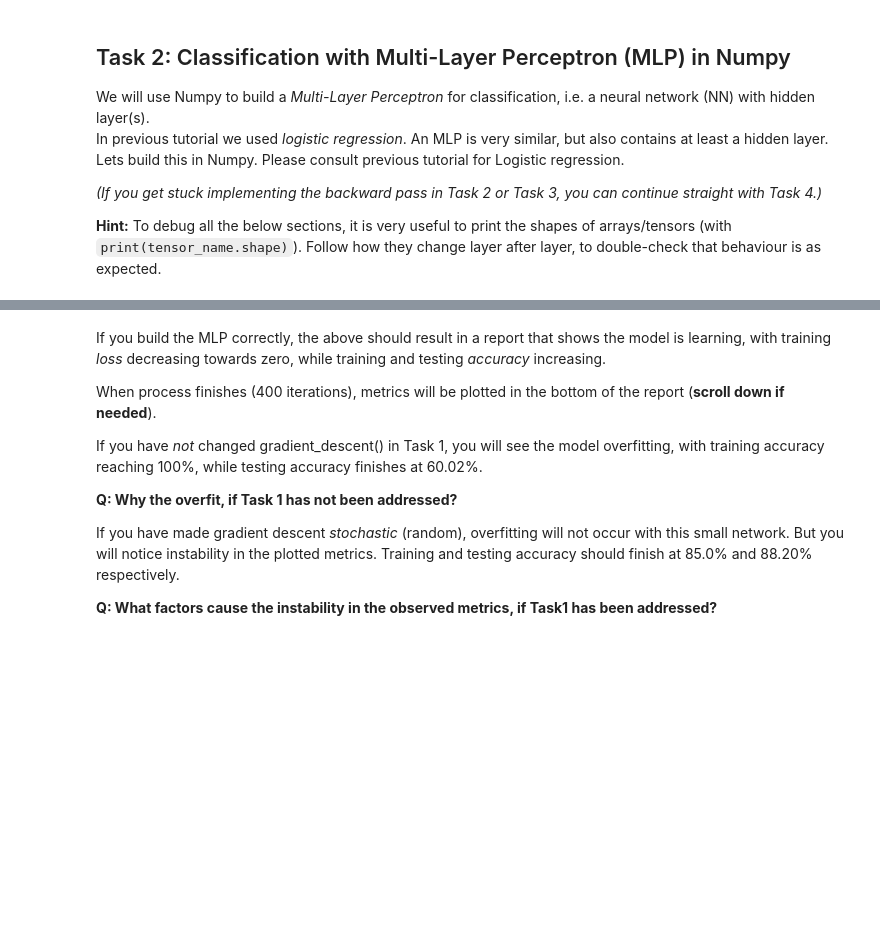
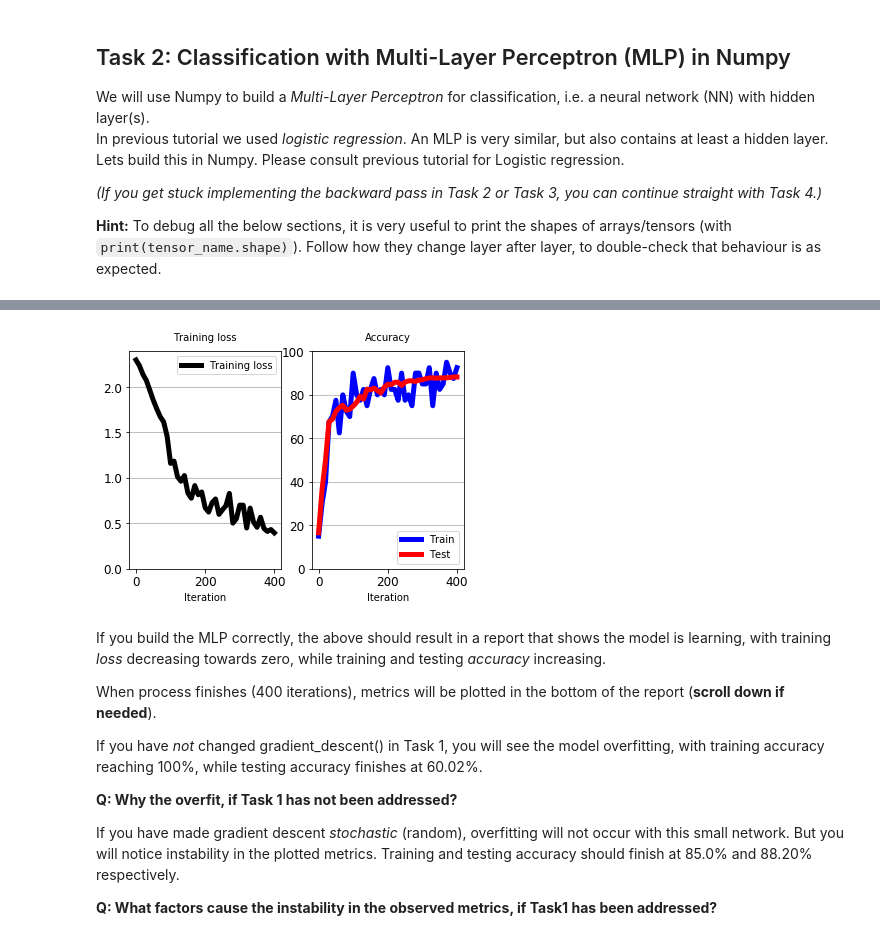
Before and after one commit to kentheo/mli-tutorials, a Jupyter notebook: MLI-Tutorial-3.ipynb, the cells around one changed output, grey strips where cells are left out. Drawn from its saved outputs; the diff is of its cells as text; code cells hidden in the pictures; blank space fills up the shorter version.

```diff
--- a/MLI-Tutorial-3.ipynb
+++ b/MLI-Tutorial-3.ipynb
@@ -253,8 +253,8 @@ class MLP_Numpy():
 
         ###### TODO: Initialize parameters of MLP by sampling from N(0,0.01). Fill the blanks #####
         # Also see forward_pass(), to see how they are used. It will help you infer correct shapes.
-        w1 = rng.normal(loc=0.0, scale=0.01, size=(D_in+1, ?????)) # D_in+1 because we add bias in forward pass
-        w2 = rng.normal(loc=0.0, scale=0.01, size=(??????, D_out)) # Params of 2nd layer
+        w1 = rng.normal(loc=0.0, scale=0.01, size=(D_in+1, D_hid)) # D_in+1 because we add bias in forward pass
+        w2 = rng.normal(loc=0.0, scale=0.01, size=(D_hid+1, D_out)) # Params of 2nd layer
         self.params = [w1, w2]
         ################################################################################################
 
@@ -270,12 +270,12 @@ class MLP_Numpy():
         ################ TODO: Fill the blanks (???) ##############################################
         # Build network of form: x -> fully connected -> relu -> fully connected -> softmax
         # Hidden layer
-        h1 = x.dot(?????)
-        h1_relu = np.maximum(????, ????) # (Lec.5, slides 44)
+        h1 = x.dot(w1)
+        h1_relu = np.maximum(0, h1) # (Lec.5, slides 44)
         # Fully-connected classifier.
-        h1_ext = np.concatenate((?????, unary_feature_for_bias), axis=1) # Extend for bias. Output shape: [N, D_hid+1]
-        h2 = ????.????(w2)
-        ????? = h2
+        h1_ext = np.concatenate((h1_relu, unary_feature_for_bias), axis=1) # Extend for bias. Output shape: [N, D_hid+1]
+        h2 = h1_ext.dot(w2)
+        logits = h2
         ############################################################################################
 
         # Softmax activation function. See Lecture 5, slide 18.
@@ -309,12 +309,12 @@ class MLP_Numpy():
 
         ##### TODO: Fill in the blanks (???) to complete the back-prop for the 2-layers MLP ###########
         # Consult Tutorial 1 to compare with Logistic Regression.
-        grad_w2 = h1_ext.transpose().dot(?????) # shape: [D_hid+1, D_out]
+        grad_w2 = h1_ext.transpose().dot(grad_logits) # shape: [D_hid+1, D_out]
         grad_h1_ext = grad_logits.dot(w2.transpose()) # shape: [N, D_hid+1]
         grad_h1_relu = grad_h1_ext[:, :-1] # Drop the extra feature dimension for the bias [N, D_hid]
         grad_h1 = grad_h1_relu.copy() # Derivatives of activation functions: Lec 5, slides 40+
-        grad_h1[ ????? < 0] = 0 # Derivatives of activation functions: Lec 5, slides 40+
-        grad_w1 = ?????.transpose().dot(grad_h1) # Shape [D_in+1, D_hid]
+        grad_h1[ h1 < 0] = 0 # Derivatives of activation functions: Lec 5, slides 40+
+        grad_w1 = x.transpose().dot(grad_h1) # Shape [D_in+1, D_hid]
         ###############################################################################################
 
         # Elements of below list must be in same order as in self.params.
@@ -329,7 +329,7 @@ def cross_entropy_numpy(y_pred, y_real, eps=1e-7):
     # y_real: One-hot representation of real training labels. Same shape as y_pred.
 
     ################# TODO: Complete the calculation of cross-entropy for each sample ################
-    x_entr_per_sample = - np.????( ???? * np.????( ????? + eps), axis=1) # Lec.5, sl.19. Sum over classes, axis=1
+    x_entr_per_sample = - np.sum(y_real * np.log(y_pred + eps), axis=1) # Lec.5, sl.19. Sum over classes, axis=1
     ##################################################################################################
 
     loss = np.mean(x_entr_per_sample, axis=0) # Expectation of loss: Mean over samples (axis=0). Lec5,sl22.
@@ -343,7 +343,7 @@ def grad_descent_update_numpy(params, grads, learning_rate):
     assert len(params)==len(grads)
     for i in range(len(params)):
         ##### TODO: Perform the updates of the parameters by filling the blanks (????) ###########
-        params[i] = ????? - ????? * grads[i] # Lec.5, slide 22
+        params[i] = params[i] - learning_rate * grads[i] # Lec.5, slide 22
         ##########################################################################################
 
 # Create the network
@@ -367,3 +383,4 @@ SyntaxError: invalid syntax (<ipython-input-11-84ffef3e8b89>, line 13)
+[figure, added]
 # %% [markdown]
 If you build the MLP correctly, the above should result in a report that shows the model is learning, with training *loss* decreasing towards zero, while training and testing *accuracy* increasing.
 
```
Also changed, not shown: parts of 5 cells of this notebook, 2 other files.
